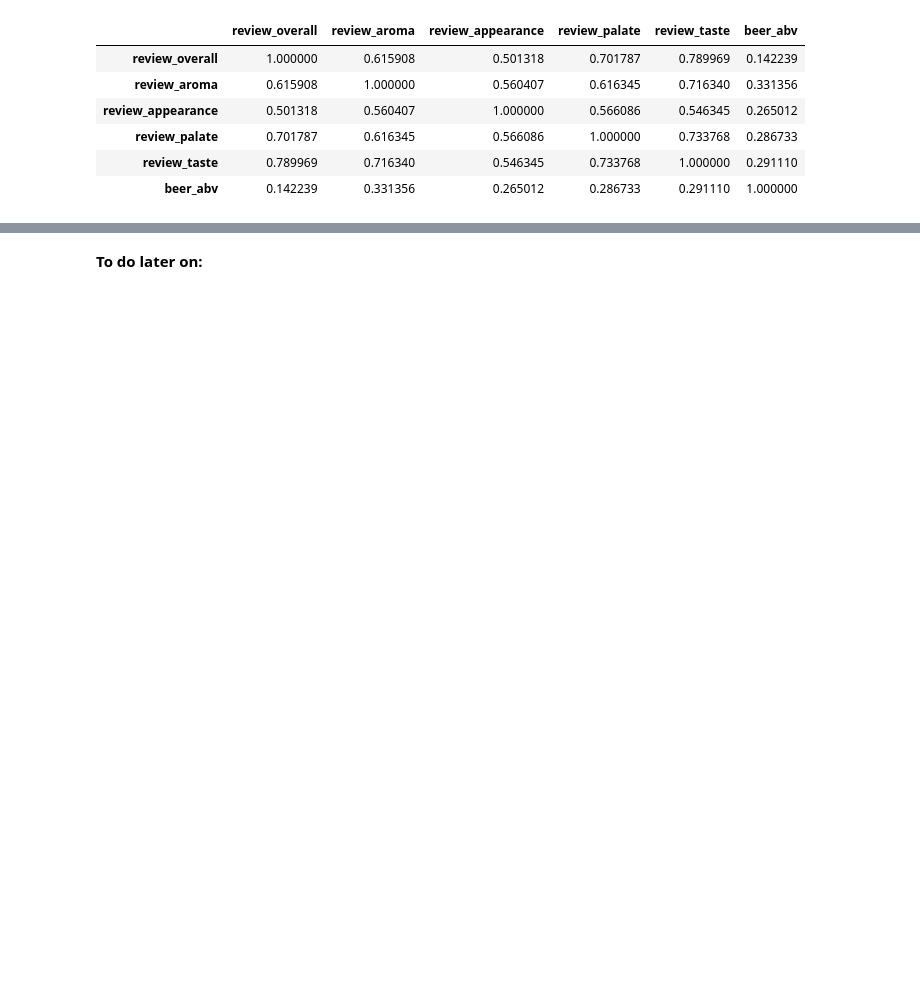
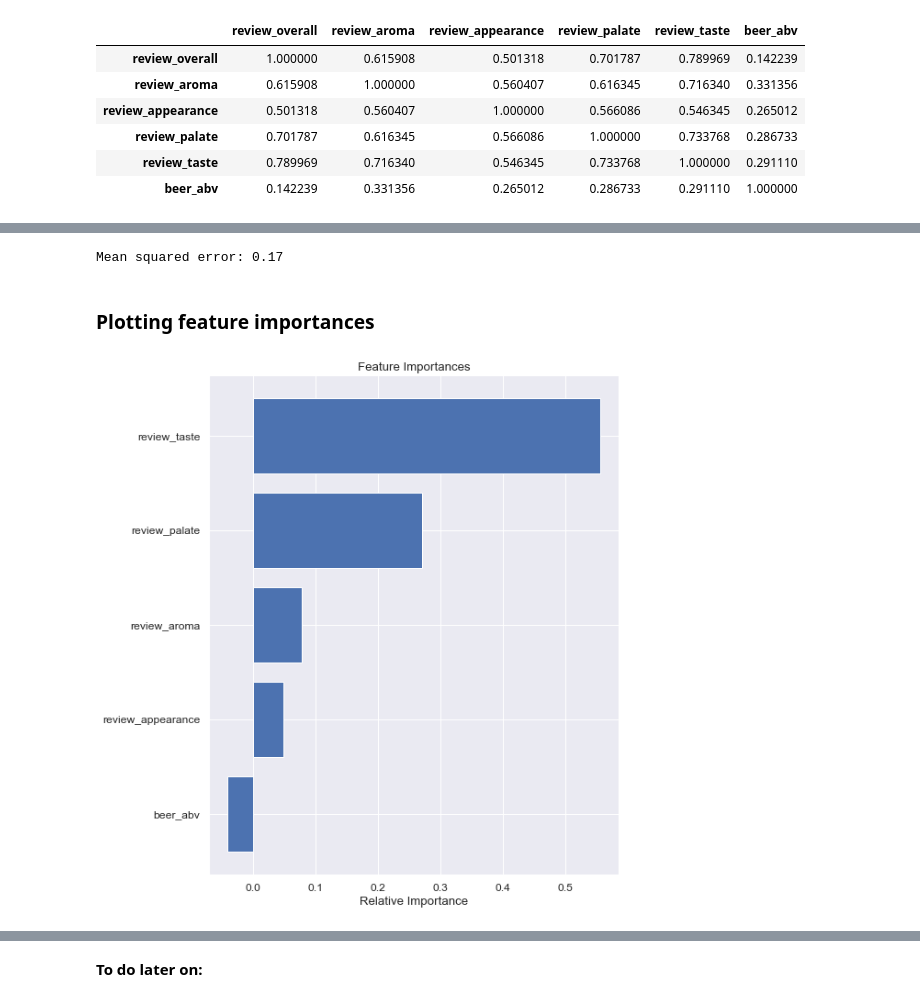
Before and after one commit to Dorota-Toskania/BeerAdvocate, a Jupyter notebook: Beeradvocate_final.ipynb, the cells around one changed output, grey strips where cells are left out. Drawn from its saved outputs; the diff is of its cells as text; code cells hidden in the pictures; blank space fills up the shorter version.

```diff
--- a/Beeradvocate_final.ipynb
+++ b/Beeradvocate_final.ipynb
@@ -622,0 +641,6 @@ sns.heatmap(corr,
+# %%
+model = LinearRegression()
+
+model.fit(X_train, y_train)
+
+model.score(X_test, y_test)
@@ -622,0 +670,21 @@ sns.heatmap(corr,
+# %%
+print("Mean squared error: %.2f"
+      % np.mean((model.predict(X_test) - y_test) ** 2))
+# %% [output]
+Mean squared error: 0.17
+# %% [markdown]
+### Plotting feature importances
+# %%
+features = X.columns
+importances = model.coef_
+indices = np.argsort(importances)
+
+plt.figure(figsize=(8,10))
+plt.title('Feature Importances')
+plt.barh(range(len(indices)), importances[indices], color='b', align='center')
+plt.yticks(range(len(indices)), [features[i] for i in indices])
+plt.xlabel('Relative Importance')
+
+plt.show()
+# %% [output]
+[figure, added]
```
Also changed, not shown: parts of 17 cells of this notebook.
